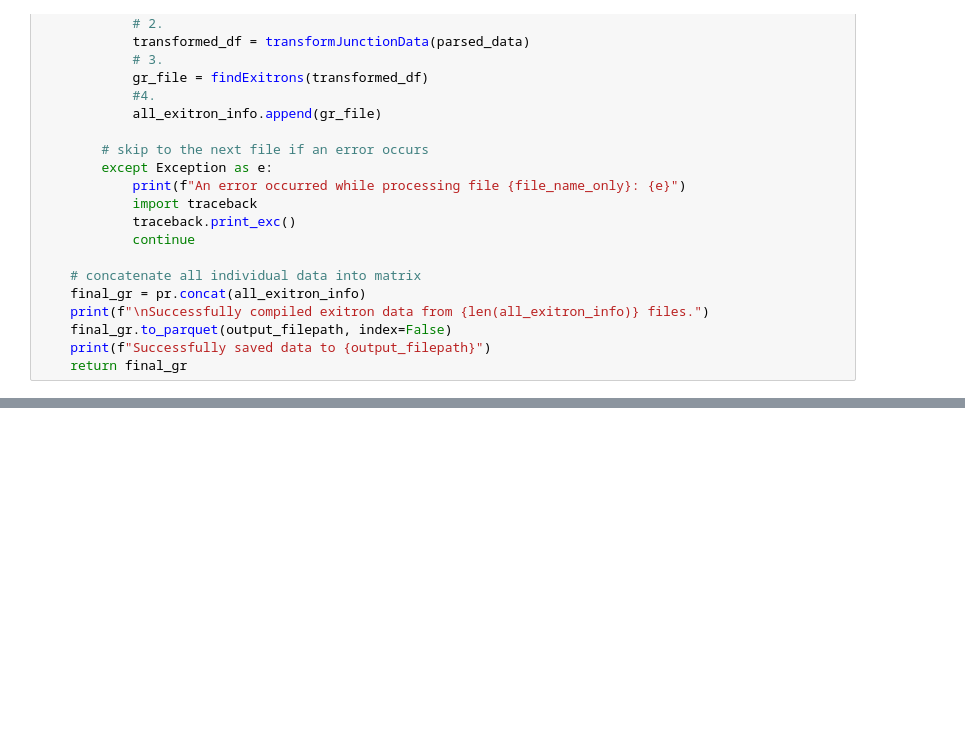
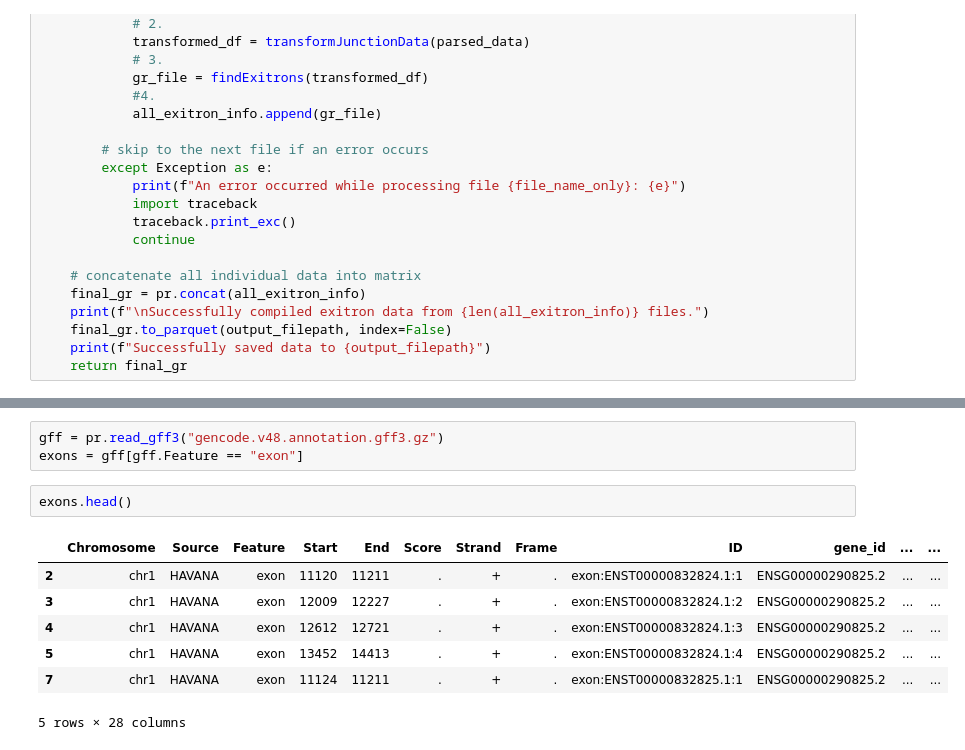
Before and after one commit to nc0le/knowles-lab, a Jupyter notebook: pipeline_v1.ipynb, the cells around one changed output, grey strips where cells are left out. Cells and saved outputs as stored; diff of their text form; blank space fills up the shorter version.

Commit message:
annotation identifictaion

```diff
--- a/pipeline_v1.ipynb
+++ b/pipeline_v1.ipynb
@@ -259,0 +300,13 @@ Transformed 242223 junction records.
+# %%
+gff = pr.read_gff3("gencode.v48.annotation.gff3.gz")
+exons = gff[gff.Feature == "exon"]
+# %%
+exons.head()
+# %% [output]
+|  | Chromosome | Source | Feature | Start | End | Score | Strand | Frame | ID | gene_id | ... | ... |
+| 2 | chr1 | HAVANA | exon | 11120 | 11211 | . | + | . | exon:ENST00000832824.1:1 | ENSG00000290825.2 | ... | ... |
+| 3 | chr1 | HAVANA | exon | 12009 | 12227 | . | + | . | exon:ENST00000832824.1:2 | ENSG00000290825.2 | ... | ... |
+| 4 | chr1 | HAVANA | exon | 12612 | 12721 | . | + | . | exon:ENST00000832824.1:3 | ENSG00000290825.2 | ... | ... |
+| 5 | chr1 | HAVANA | exon | 13452 | 14413 | . | + | . | exon:ENST00000832824.1:4 | ENSG00000290825.2 | ... | ... |
+| 7 | chr1 | HAVANA | exon | 11124 | 11211 | . | + | . | exon:ENST00000832825.1:1 | ENSG00000290825.2 | ... | ... |
+5 rows × 28 columns
```
Also changed, not shown: parts of 17 cells of this notebook.
